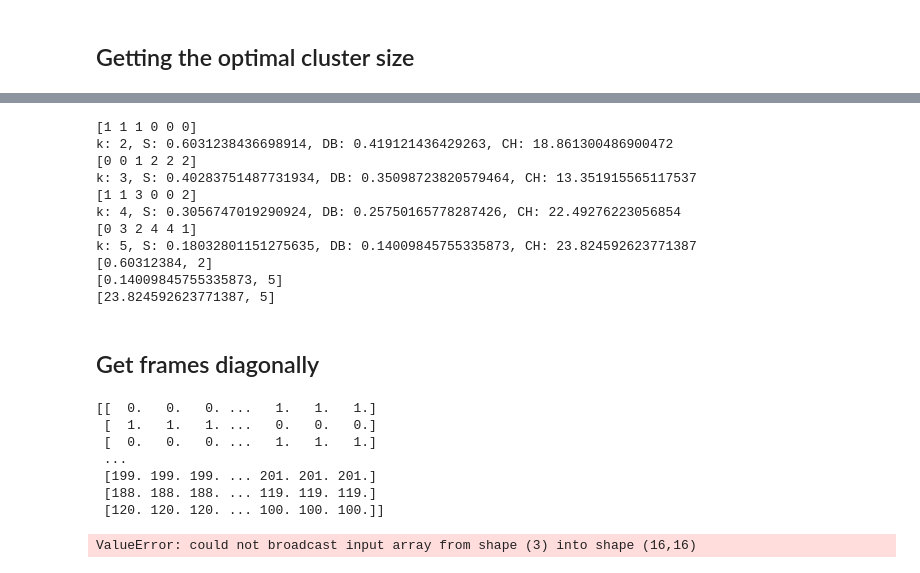
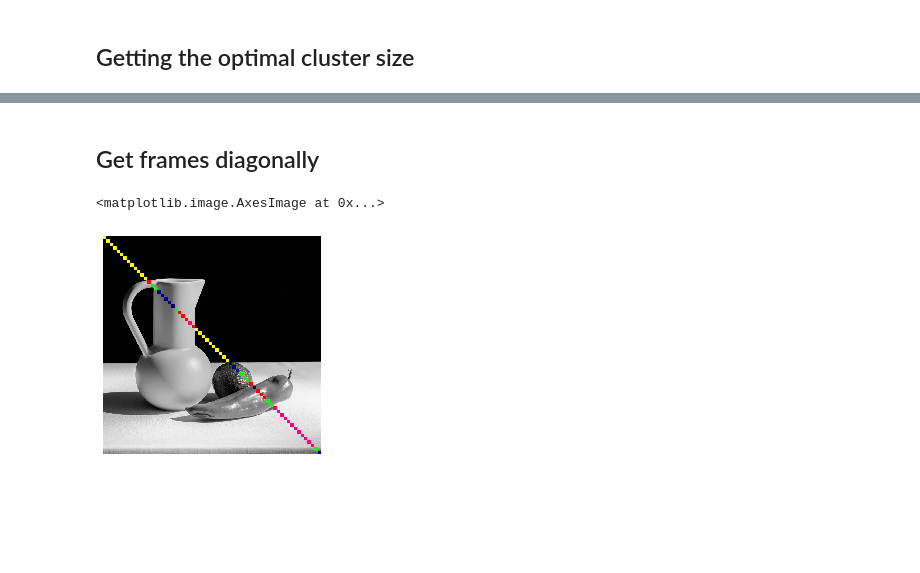
Before and after one commit to molnar75/diplomamunka, a Jupyter notebook: notebooks/07_kmeans_texture.ipynb, the cells around one changed output, grey strips where cells are left out. Saved outputs shown, nothing was run; the diff lists cells and outputs as text; code cells hidden in the pictures; blank space fills up the shorter version.

```diff
--- a/notebooks/07_kmeans_texture.ipynb
+++ b/notebooks/07_kmeans_texture.ipynb
@@ -14,12 +14,12 @@ resized_image = im.resize_image(image, 1024)
 from matplotlib import pyplot as plt
 import numpy as np
 
-def get_frame(row_number, column_number):
-    frame = np.zeros((16, 16, 3))
+def get_frame(row_number, column_number, px):
+    frame = np.zeros((px, px, 3))
 
-    for i in range(0, 16):
-        column = np.zeros((16, 3))
-        for j in range(0, 16):
+    for i in range(0, px):
+        column = np.zeros((px, 3))
+        for j in range(0, px):
             column[j] = resized_image[row_number+i][column_number+j]
         frame[i] = column
 
@@ -157,27 +150,18 @@ for i in range(2, len(values)):
 print(s_closest)
 print(db_min)
 print(ch_max)
-# %% [output]
-[1 1 1 0 0 0]
-k: 2, S: 0.6031238436698914, DB: 0.419121436429263, CH: 18.861300486900472
-[0 0 1 2 2 2]
-k: 3, S: 0.40283751487731934, DB: 0.35098723820579464, CH: 13.351915565117537
-[1 1 3 0 0 2]
-k: 4, S: 0.3056747019290924, DB: 0.25750165778287426, CH: 22.49276223056854
-[0 3 2 4 4 1]
-k: 5, S: 0.18032801151275635, DB: 0.14009845755335873, CH: 23.824592623771387
-[0.60312384, 2]
-[0.14009845755335873, 5]
-[23.824592623771387, 5]
 # %% [markdown]
 ## Get frames diagonally
 # %%
+'''
+Get frames from the left corner (0,0) to the right side.
+'''
 def get_frame_values(frame_num, xy, px):
     pixels = np.zeros((frame_num, 2))
     for i in range(frame_num):
-        frame = get_frame(xy, xy)
+        frame = get_frame(xy, xy, px)
         frame = frame.reshape((1, -1))
-        pixels[i] = [xy, xy]
+        pixels[i] = [xy, xy] #saving the start pixels of the frames
 
         if i == 0:
             result = np.array(frame)
@@ -189,11 +173,11 @@ def get_frame_values(frame_num, xy, px):
     return result, pixels
 # %%
 def color_frames(image, lables, pixels, px):
-    colored_image = image
+    colored_image = cv2.cvtColor(image, cv2.COLOR_GRAY2BGR)
     colors = np.array([[0, 0, 135],[255, 0, 0], [255, 255, 0],[255, 0, 127],[0, 255, 0]])
 
     for i in range(len(labels)):
-        colored_image[int(pixels[i][0]):int(pixels[i][0]+px), int(pixels[i][1]):int(pixels[i][1]+px)] = (255, 0, 0)
+        colored_image[int(pixels[i][0]):int(pixels[i][0]+px), int(pixels[i][1]):int(pixels[i][1]+px)] = colors[labels[i]]
 
     return colored_image
 # %%
@@ -201,40 +185,35 @@ import cv2
 from matplotlib import pyplot as plt
 
 px = 16
 xy = 0
-height, width = resized_image.shape
+height = resized_image.shape[0]
+width = resized_image.shape[1]
 
 h_num = int(height / px)
 w_num = int(width / px)
 diff = abs(h_num - w_num)
 
 if(h_num == w_num):
     frame_values, pixels = get_frame_values(h_num, xy, px)
 else:
     if(h_num > w_num):
         frame_values, pixels = get_frame_values(w_num, xy, px)
     else:
         frame_values, pixels = get_frame_values(h_num, xy, px)
 
 frame_values = np.float32(frame_values)
 
 criteria = (cv2.TERM_CRITERIA_EPS + cv2.TERM_CRITERIA_MAX_ITER, 100, 0.2)
 k = 5
 _, labels, (centers) = cv2.kmeans(frame_values, k, None, criteria, 10, cv2.KMEANS_RANDOM_CENTERS)
 
-print(frame_values)
+segmented_image = centers[labels.flatten()]
 
 cl_image = color_frames(resized_image, labels.flatten(), pixels, px)
 
 plt.axis("off")
 
 plt.imshow(cl_image)
 # %% [output]
-[[  0.   0.   0. ...   1.   1.   1.]
- [  1.   1.   1. ...   0.   0.   0.]
- [  0.   0.   0. ...   1.   1.   1.]
- ...
- [199. 199. 199. ... 201. 201. 201.]
- [188. 188. 188. ... 119. 119. 119.]
- [120. 120. 120. ... 100. 100. 100.]]
+<matplotlib.image.AxesImage at 0x...>
-ValueError: could not broadcast input array from shape (3) into shape (16,16)
+[figure, added]
```
Also changed, not shown: parts of 5 cells of this notebook.
